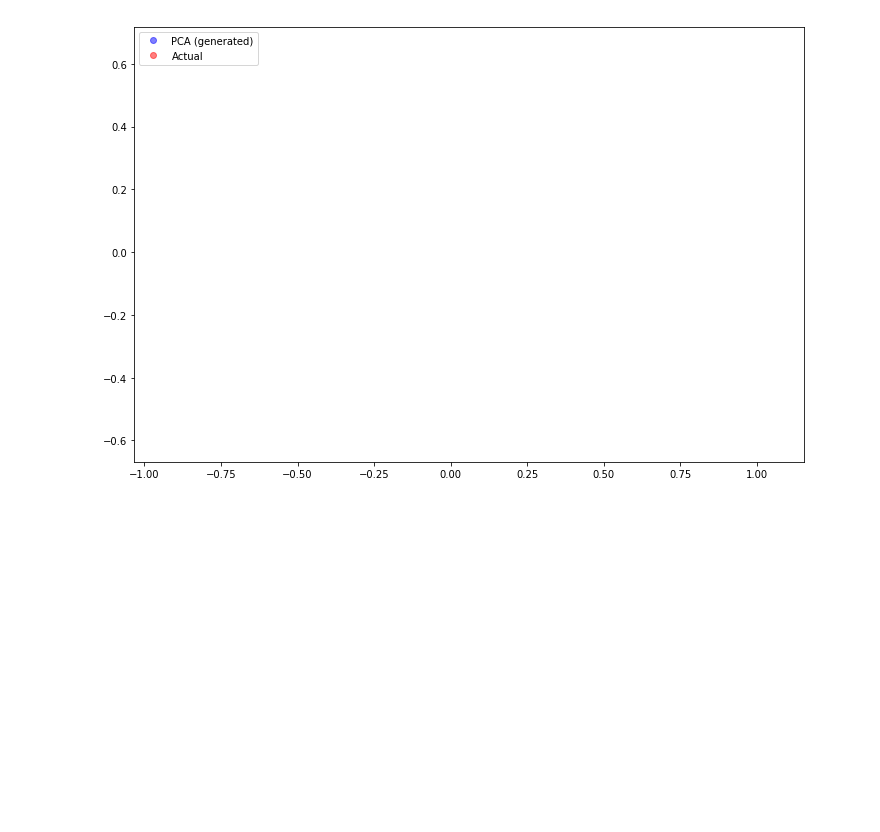
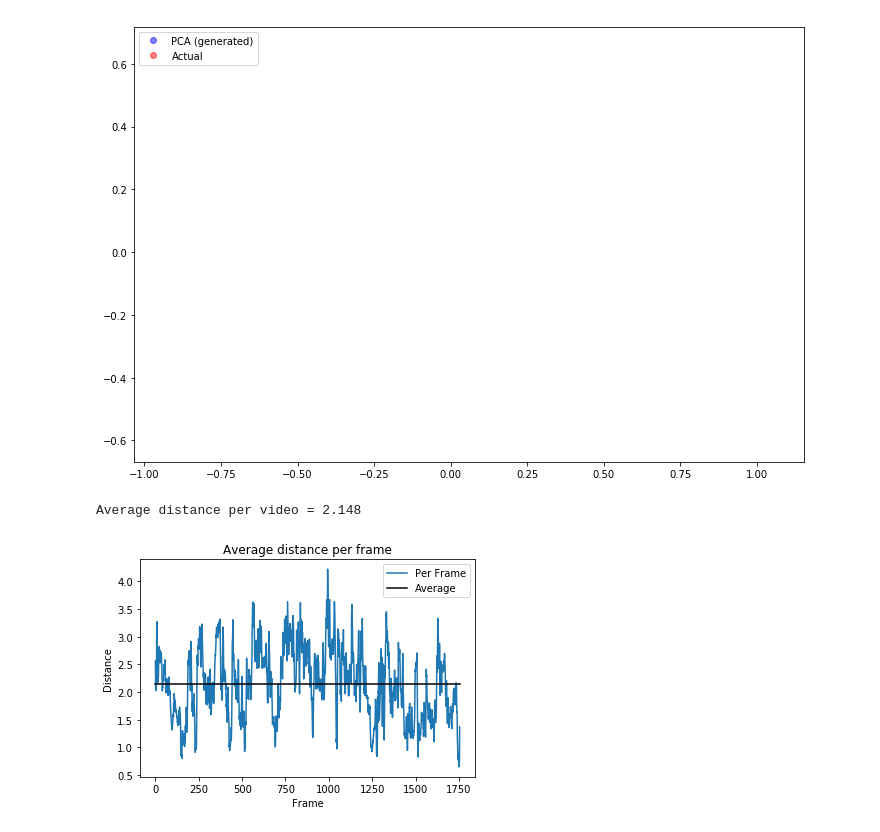
Before and after one commit to mjenrungrot/mouth-shape-analysis, a Jupyter notebook: PCAtoMouthModel.ipynb, the cells around one changed output. Cells and saved outputs as stored; diff of their text form; code cells hidden in the pictures; blank space fills up the shorter version.

```diff
--- a/PCAtoMouthModel.ipynb
+++ b/PCAtoMouthModel.ipynb
@@ -242,3 +278,6 @@ HTML(anim.to_html5_video())
 # %% [markdown]
 ## Evaluate on Korean Language Video
+# %%
+n,d,X,Y = loadData("Korean/pcaKorean1.txt","Korean/mouthKorean1.txt",transformationMatrix)
+dists, avg = calculateDistancePerFrame(n,d,X,Y)
 # %%
@@ -253,3 +291,14 @@ HTML(anim.to_html5_video())
 # %% [output]
 [interactive output not drawn]
 [figure]
+# %%
+plt.plot(dists)
+plt.title("Average distance per frame")
+plt.plot([0,len(dists)], [avg, avg], 'k-')
+plt.ylabel("Distance")
+plt.xlabel("Frame")
+plt.legend(['Per Frame', 'Average'])
+print("Average distance per video = {:.3f}".format(avg))
+# %% [output]
+Average distance per video = 2.148
+[figure, added]
```
Also changed, not shown: parts of 16 cells of this notebook.
